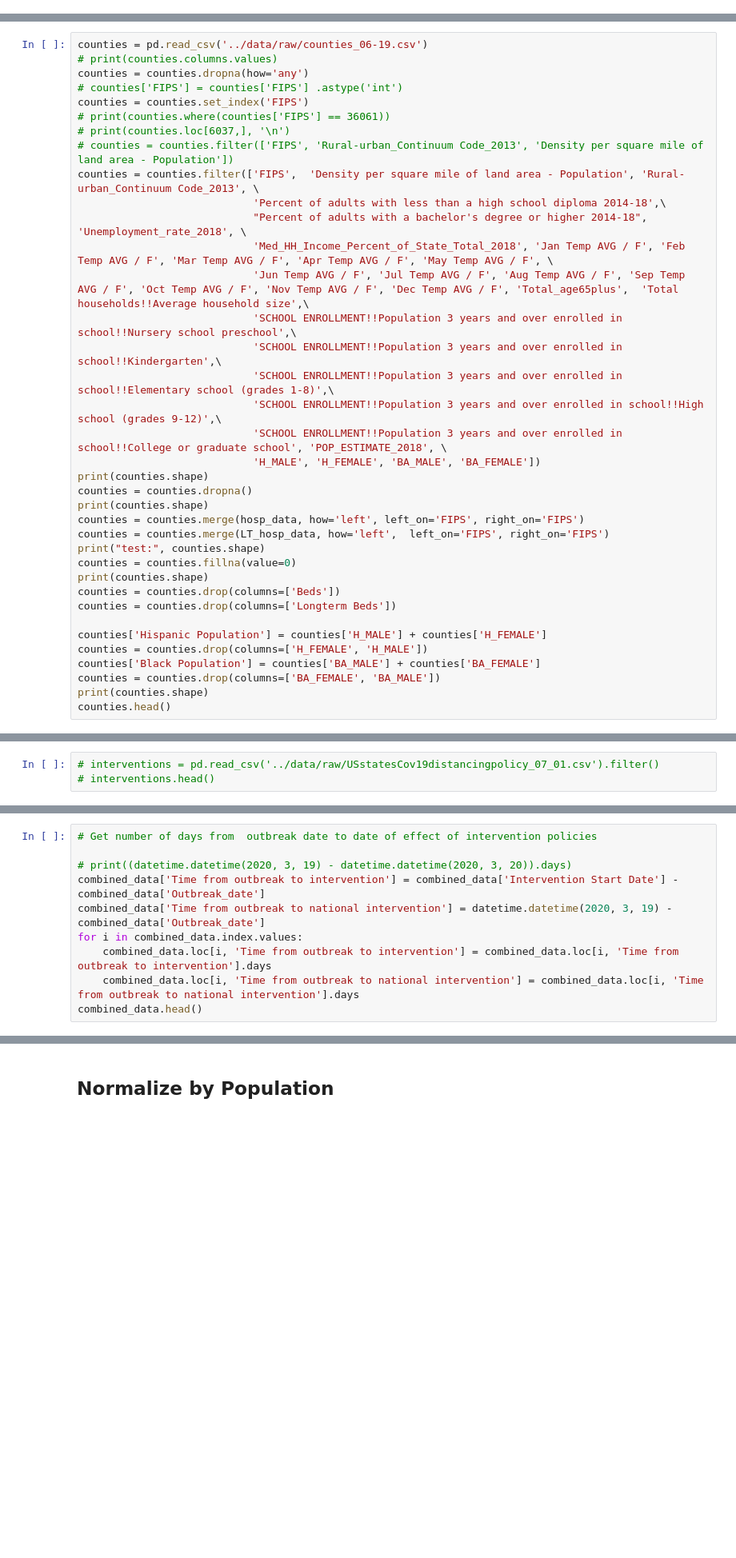
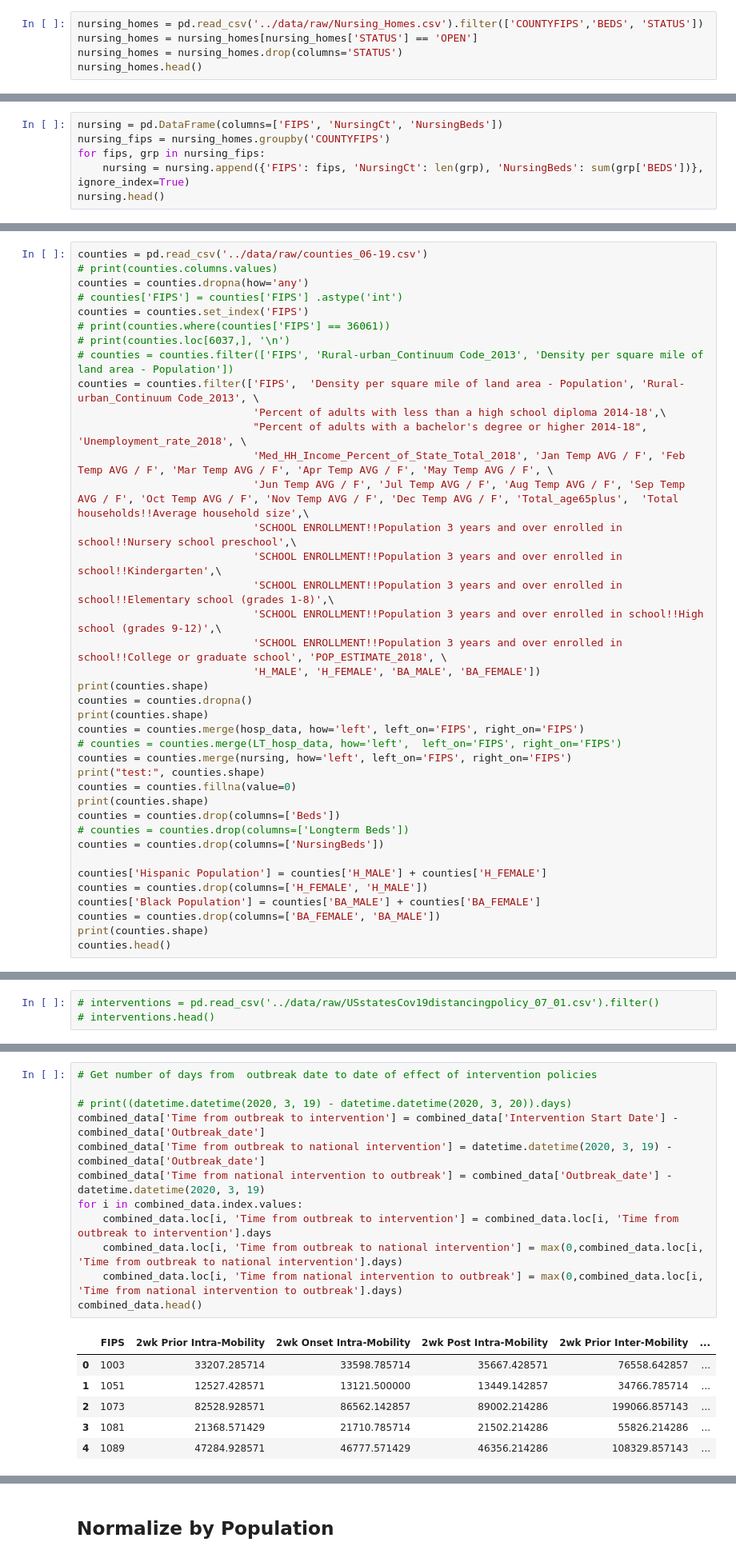
Before and after one commit to jhu-covid-optimization/covid-drivers, a Jupyter notebook: notebooks/bm-01-AC-PCA_data_processing.ipynb, the cells around one changed output, grey strips where cells are left out. Shown at 80% size. Drawn from its saved outputs; the diff is of its cells as text; blank space fills up the shorter version.

```diff
--- a/notebooks/bm-01-AC-PCA_data_processing.ipynb
+++ b/notebooks/bm-01-AC-PCA_data_processing.ipynb
@@ -73,0 +73,5 @@ LT_hosp_data.head()
+# %%
+nursing_homes = pd.read_csv('../data/raw/Nursing_Homes.csv').filter(['COUNTYFIPS','BEDS', 'STATUS'])
+nursing_homes = nursing_homes[nursing_homes['STATUS'] == 'OPEN']
+nursing_homes = nursing_homes.drop(columns='STATUS')
+nursing_homes.head()
@@ -73,0 +85,6 @@ LT_hosp_data.head()
+# %%
+nursing = pd.DataFrame(columns=['FIPS', 'NursingCt', 'NursingBeds'])
+nursing_fips = nursing_homes.groupby('COUNTYFIPS')
+for fips, grp in nursing_fips:
+    nursing = nursing.append({'FIPS': fips, 'NursingCt': len(grp), 'NursingBeds': sum(grp['BEDS'])}, ignore_index=True)
+nursing.head()
@@ -124,12 +150,14 @@ print(counties.shape)
 counties = counties.dropna()
 print(counties.shape)
 counties = counties.merge(hosp_data, how='left', left_on='FIPS', right_on='FIPS')
-counties = counties.merge(LT_hosp_data, how='left',  left_on='FIPS', right_on='FIPS')
+# counties = counties.merge(LT_hosp_data, how='left',  left_on='FIPS', right_on='FIPS')
+counties = counties.merge(nursing, how='left', left_on='FIPS', right_on='FIPS')
 print("test:", counties.shape)
 counties = counties.fillna(value=0)
 print(counties.shape)
 counties = counties.drop(columns=['Beds'])
-counties = counties.drop(columns=['Longterm Beds'])
+# counties = counties.drop(columns=['Longterm Beds'])
+counties = counties.drop(columns=['NursingBeds'])
 
 counties['Hispanic Population'] = counties['H_MALE'] + counties['H_FEMALE']
 counties = counties.drop(columns=['H_FEMALE', 'H_MALE'])
@@ -444,10 +549,19 @@ combined_data.head()
 # %%
 # Get number of days from  outbreak date to date of effect of intervention policies
 
 # print((datetime.datetime(2020, 3, 19) - datetime.datetime(2020, 3, 20)).days)
 combined_data['Time from outbreak to intervention'] = combined_data['Intervention Start Date'] - combined_data['Outbreak_date']
 combined_data['Time from outbreak to national intervention'] = datetime.datetime(2020, 3, 19) - combined_data['Outbreak_date']
+combined_data['Time from national intervention to outbreak'] = combined_data['Outbreak_date'] - datetime.datetime(2020, 3, 19)
 for i in combined_data.index.values:
     combined_data.loc[i, 'Time from outbreak to intervention'] = combined_data.loc[i, 'Time from outbreak to intervention'].days
-    combined_data.loc[i, 'Time from outbreak to national intervention'] = combined_data.loc[i, 'Time from outbreak to national intervention'].days
+    combined_data.loc[i, 'Time from outbreak to national intervention'] = max(0,combined_data.loc[i, 'Time from outbreak to national intervention'].days)
+    combined_data.loc[i, 'Time from national intervention to outbreak'] = max(0,combined_data.loc[i, 'Time from national intervention to outbreak'].days)
 combined_data.head()
+# %% [output]
+|  | FIPS | 2wk Prior Intra-Mobility | 2wk Onset Intra-Mobility | 2wk Post Intra-Mobility | 2wk Prior Inter-Mobility | ... |
+| 0 | 1003 | 33207.285714 | 33598.785714 | 35667.428571 | 76558.642857 | ... |
+| 1 | 1051 | 12527.428571 | 13121.500000 | 13449.142857 | 34766.785714 | ... |
+| 2 | 1073 | 82528.928571 | 86562.142857 | 89002.214286 | 199066.857143 | ... |
+| 3 | 1081 | 21368.571429 | 21710.785714 | 21502.214286 | 55826.214286 | ... |
+| 4 | 1089 | 47284.928571 | 46777.571429 | 46356.214286 | 108329.857143 | ... |
```
Also changed, not shown: parts of 39 cells of this notebook, 3 other files.
